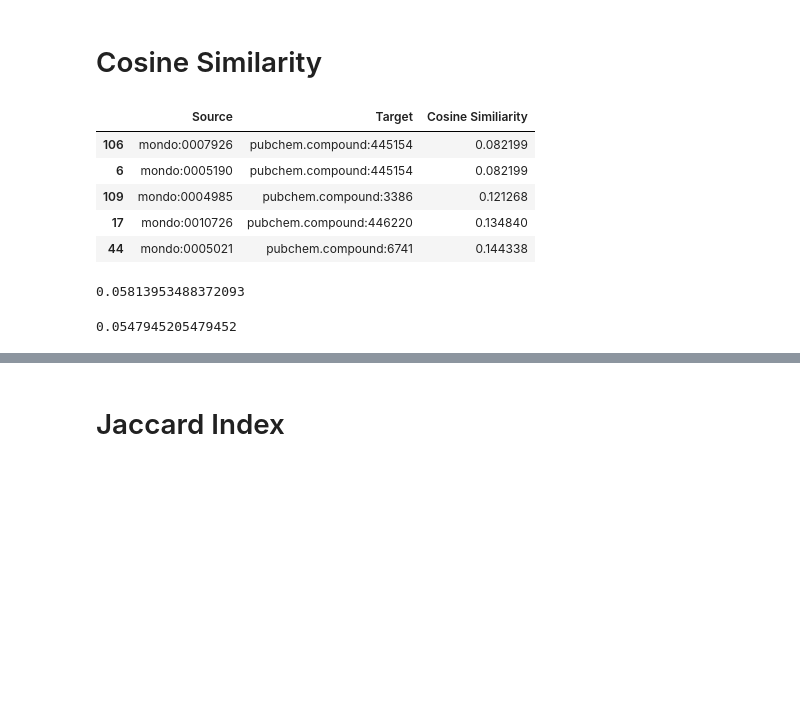
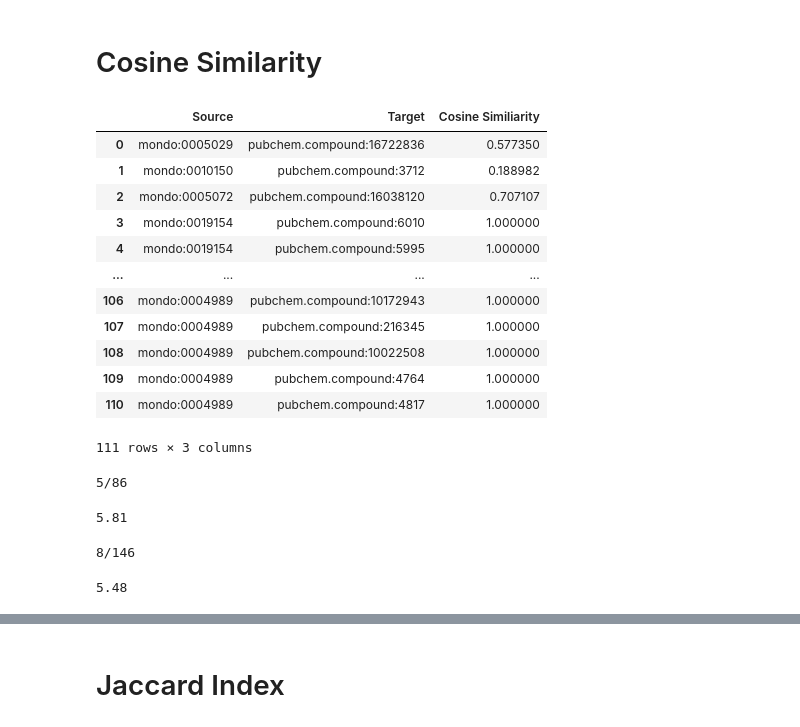
Before and after one commit to enveda/RPath, a Jupyter notebook: src/notebooks/7.0-benchmark_analysis.ipynb, the cells around one changed output, grey strips where cells are left out. Cells and saved outputs as stored; diff of their text form; code cells hidden in the pictures; blank space fills up the shorter version.

```diff
--- a/src/notebooks/7.0-benchmark_analysis.ipynb
+++ b/src/notebooks/7.0-benchmark_analysis.ipynb
@@ -270,24 +294,37 @@ get_accuracy(gold_standard_dict, disease_drug_dict)
 # %%
 disease_drug_dict, df_openbio = get_dict_df(disease_openbio, drug_openbio, graph_openbio.to_undirected(), similarity_type = 'cos')
 # %%
-df_openbio.sort_values(by=sim_scores['cos']).head(5)
+df_openbio
 # %% [output]
 |  | Source | Target | Cosine Similiarity |
-| 106 | mondo:0007926 | pubchem.compound:445154 | 0.082199 |
-| 6 | mondo:0005190 | pubchem.compound:445154 | 0.082199 |
-| 109 | mondo:0004985 | pubchem.compound:3386 | 0.121268 |
-| 17 | mondo:0010726 | pubchem.compound:446220 | 0.134840 |
-| 44 | mondo:0005021 | pubchem.compound:6741 | 0.144338 |
+| 0 | mondo:0005029 | pubchem.compound:16722836 | 0.577350 |
+| 1 | mondo:0010150 | pubchem.compound:3712 | 0.188982 |
+| 2 | mondo:0005072 | pubchem.compound:16038120 | 0.707107 |
+| 3 | mondo:0019154 | pubchem.compound:6010 | 1.000000 |
+| 4 | mondo:0019154 | pubchem.compound:5995 | 1.000000 |
+| ... | ... | ... | ... |
+| 106 | mondo:0004989 | pubchem.compound:10172943 | 1.000000 |
+| 107 | mondo:0004989 | pubchem.compound:216345 | 1.000000 |
+| 108 | mondo:0004989 | pubchem.compound:10022508 | 1.000000 |
+| 109 | mondo:0004989 | pubchem.compound:4764 | 1.000000 |
+| 110 | mondo:0004989 | pubchem.compound:4817 | 1.000000 |
+111 rows × 3 columns
 # %%
 # Accuracy for openbiolink KG
-get_accuracy(gold_standard_dict, disease_drug_dict)
+cs_acc1 = get_accuracy(gold_standard_dict, disease_drug_dict)
+score_actual['Cosine Similiarity'] = [cs_acc1]
+cs_acc1
 # %% [output]
-0.05813953488372093
+5/86
+5.81
 # %%
 disease_drug_dict, df_custom = get_dict_df(disease_custom, drug_custom, graph_custom.to_undirected(), similarity_type = 'cos')
 # %%
 # Accuracy for custom KG
-get_accuracy(gold_standard_dict, disease_drug_dict)
+cs_acc2 = get_accuracy(gold_standard_dict, disease_drug_dict)
+score_actual['Cosine Similiarity'].append(cs_acc2)
+cs_acc2
 # %% [output]
-0.0547945205479452
+8/146
+5.48
 # %%
```
Also changed, not shown: parts of 46 cells of this notebook.
